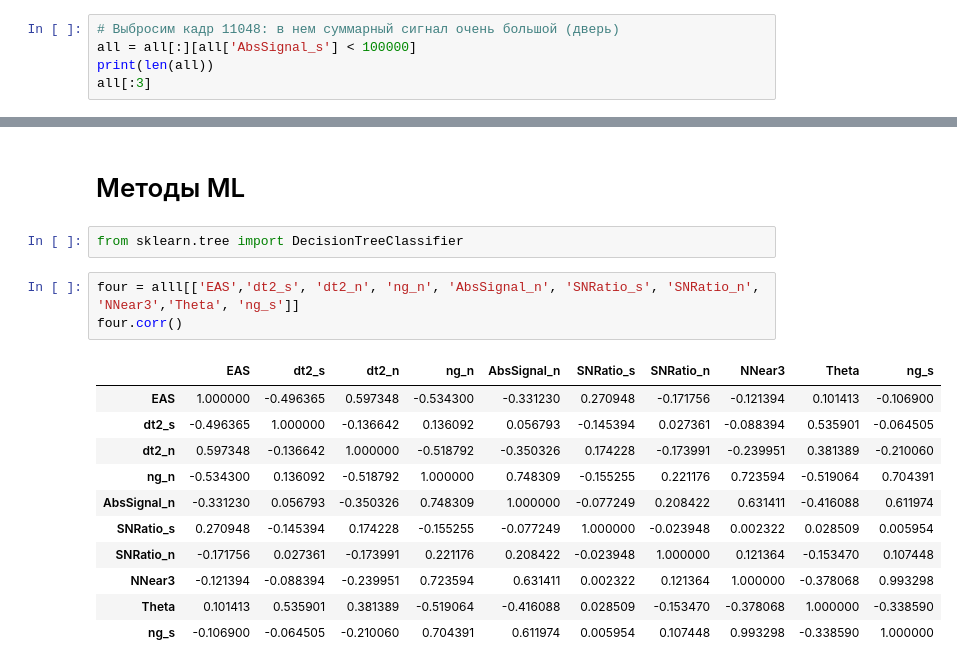
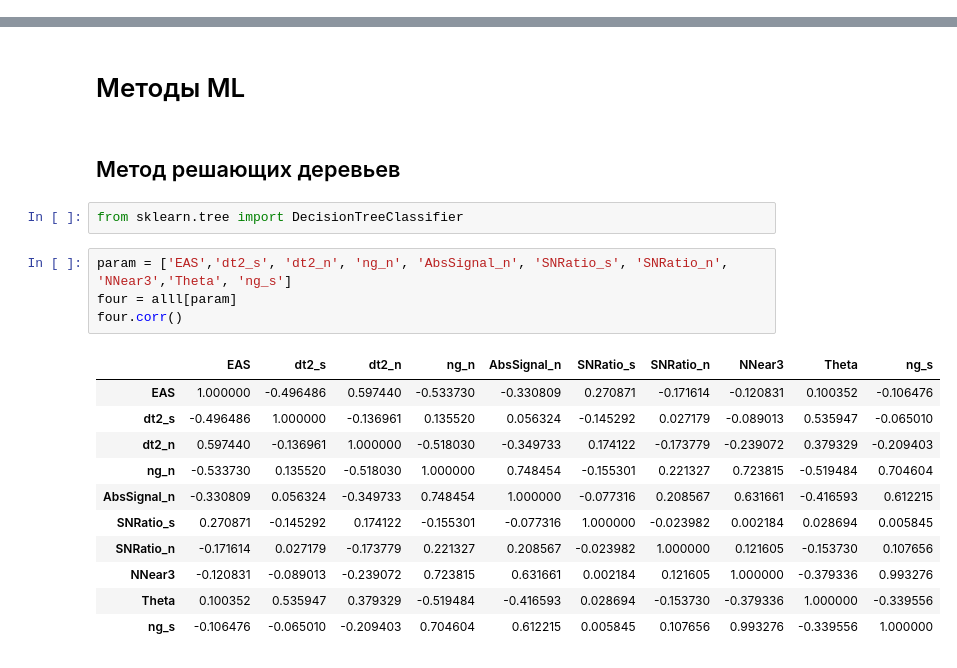
Before and after one commit to bonvech/Sphere, a Jupyter notebook: SelectEAS/SelectEAS.ipynb, the cells around one changed output, grey strips where cells are left out. Cells and saved outputs as stored; diff of their text form.

```diff
--- a/SelectEAS/SelectEAS.ipynb
+++ b/SelectEAS/SelectEAS.ipynb
@@ -69,5 +79,0 @@ all[:][all['AbsSignal_s'] > 10000]
-# %%
-# Выбросим кадр 11048: в нем суммарный сигнал очень большой (дверь)
-all = all[:][all['AbsSignal_s'] < 100000]
-print(len(all))
-all[:3]
@@ -190,20 +180,23 @@ alll.corr()
 # %% [markdown]
 # Методы ML
+# %% [markdown]
+## Метод решающих деревьев
 # %%
 from sklearn.tree import DecisionTreeClassifier
 # %%
-four = alll[['EAS','dt2_s', 'dt2_n', 'ng_n', 'AbsSignal_n', 'SNRatio_s', 'SNRatio_n', 'NNear3','Theta', 'ng_s']]
+param = ['EAS','dt2_s', 'dt2_n', 'ng_n', 'AbsSignal_n', 'SNRatio_s', 'SNRatio_n', 'NNear3','Theta', 'ng_s']
+four = alll[param]
 four.corr()
 # %% [output]
 |  | EAS | dt2_s | dt2_n | ng_n | AbsSignal_n | SNRatio_s | SNRatio_n | NNear3 | Theta | ng_s |
-| EAS | 1.000000 | -0.496365 | 0.597348 | -0.534300 | -0.331230 | 0.270948 | -0.171756 | -0.121394 | 0.101413 | -0.106900 |
-| dt2_s | -0.496365 | 1.000000 | -0.136642 | 0.136092 | 0.056793 | -0.145394 | 0.027361 | -0.088394 | 0.535901 | -0.064505 |
-| dt2_n | 0.597348 | -0.136642 | 1.000000 | -0.518792 | -0.350326 | 0.174228 | -0.173991 | -0.239951 | 0.381389 | -0.210060 |
-| ng_n | -0.534300 | 0.136092 | -0.518792 | 1.000000 | 0.748309 | -0.155255 | 0.221176 | 0.723594 | -0.519064 | 0.704391 |
-| AbsSignal_n | -0.331230 | 0.056793 | -0.350326 | 0.748309 | 1.000000 | -0.077249 | 0.208422 | 0.631411 | -0.416088 | 0.611974 |
-| SNRatio_s | 0.270948 | -0.145394 | 0.174228 | -0.155255 | -0.077249 | 1.000000 | -0.023948 | 0.002322 | 0.028509 | 0.005954 |
-| SNRatio_n | -0.171756 | 0.027361 | -0.173991 | 0.221176 | 0.208422 | -0.023948 | 1.000000 | 0.121364 | -0.153470 | 0.107448 |
-| NNear3 | -0.121394 | -0.088394 | -0.239951 | 0.723594 | 0.631411 | 0.002322 | 0.121364 | 1.000000 | -0.378068 | 0.993298 |
-| Theta | 0.101413 | 0.535901 | 0.381389 | -0.519064 | -0.416088 | 0.028509 | -0.153470 | -0.378068 | 1.000000 | -0.338590 |
-| ng_s | -0.106900 | -0.064505 | -0.210060 | 0.704391 | 0.611974 | 0.005954 | 0.107448 | 0.993298 | -0.338590 | 1.000000 |
+| EAS | 1.000000 | -0.496486 | 0.597440 | -0.533730 | -0.330809 | 0.270871 | -0.171614 | -0.120831 | 0.100352 | -0.106476 |
+| dt2_s | -0.496486 | 1.000000 | -0.136961 | 0.135520 | 0.056324 | -0.145292 | 0.027179 | -0.089013 | 0.535947 | -0.065010 |
+| dt2_n | 0.597440 | -0.136961 | 1.000000 | -0.518030 | -0.349733 | 0.174122 | -0.173779 | -0.239072 | 0.379329 | -0.209403 |
+| ng_n | -0.533730 | 0.135520 | -0.518030 | 1.000000 | 0.748454 | -0.155301 | 0.221327 | 0.723815 | -0.519484 | 0.704604 |
+| AbsSignal_n | -0.330809 | 0.056324 | -0.349733 | 0.748454 | 1.000000 | -0.077316 | 0.208567 | 0.631661 | -0.416593 | 0.612215 |
+| SNRatio_s | 0.270871 | -0.145292 | 0.174122 | -0.155301 | -0.077316 | 1.000000 | -0.023982 | 0.002184 | 0.028694 | 0.005845 |
+| SNRatio_n | -0.171614 | 0.027179 | -0.173779 | 0.221327 | 0.208567 | -0.023982 | 1.000000 | 0.121605 | -0.153730 | 0.107656 |
+| NNear3 | -0.120831 | -0.089013 | -0.239072 | 0.723815 | 0.631661 | 0.002184 | 0.121605 | 1.000000 | -0.379336 | 0.993276 |
+| Theta | 0.100352 | 0.535947 | 0.379329 | -0.519484 | -0.416593 | 0.028694 | -0.153730 | -0.379336 | 1.000000 | -0.339556 |
+| ng_s | -0.106476 | -0.065010 | -0.209403 | 0.704604 | 0.612215 | 0.005845 | 0.107656 | 0.993276 | -0.339556 | 1.000000 |
 # %%
```
Also changed, not shown: parts of 40 cells of this notebook, 10 other files.
